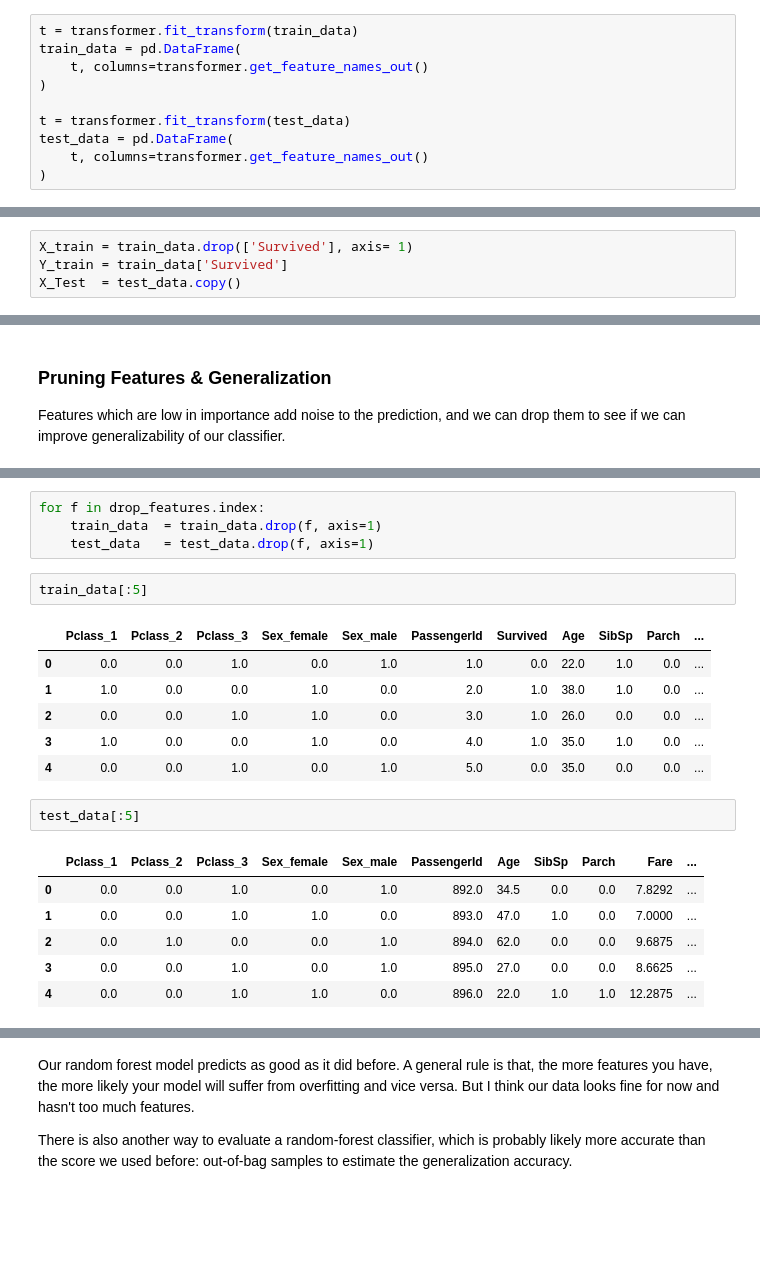
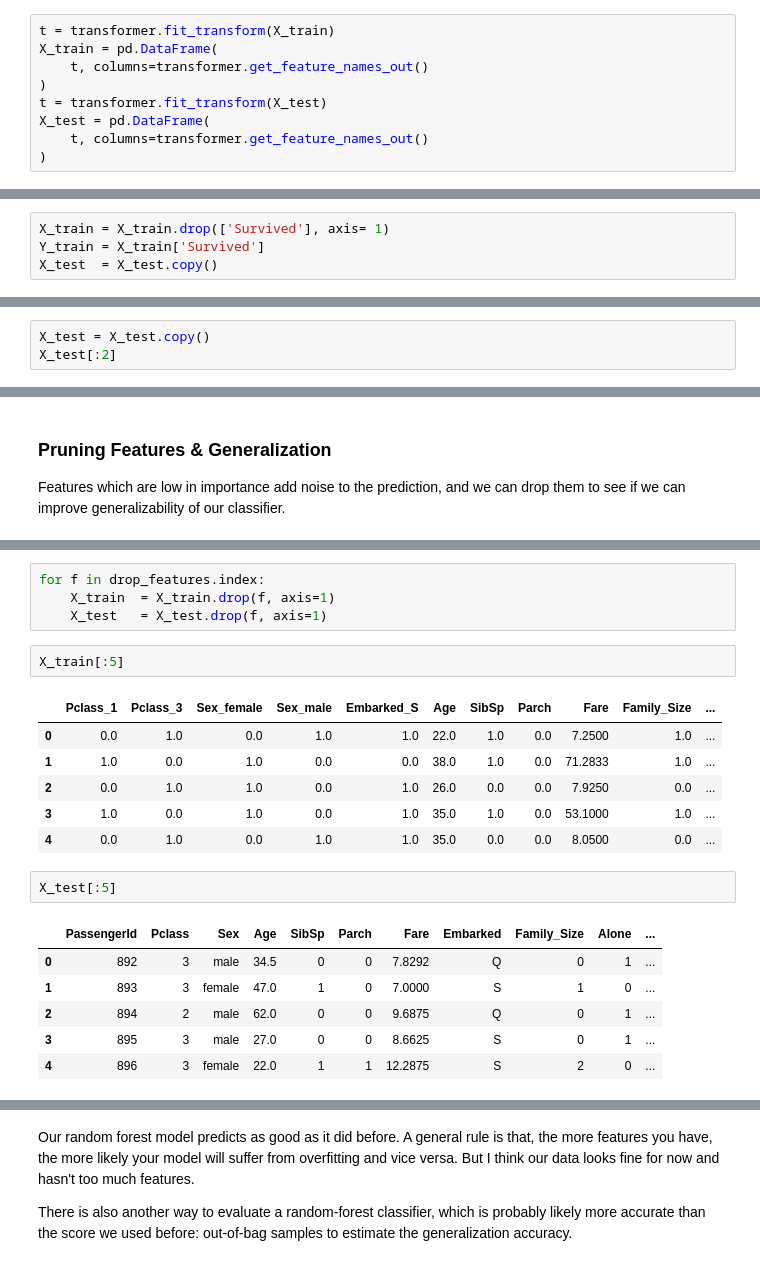
Before and after one commit to philmui/asdrp2022, a Jupyter notebook: notebooks/08. Titanic.ipynb, the cells around one changed output, grey strips where cells are left out. Saved outputs shown, nothing was run; the diff lists cells and outputs as text; blank space fills up the shorter version.

```diff
--- a/notebooks/08. Titanic.ipynb
+++ b/notebooks/08. Titanic.ipynb
@@ -811,13 +818,12 @@ transformer = make_column_transformer(
     (OneHotEncoder(), ['Pclass', 'Sex', 'Alone', 'Embarked']),
     remainder='passthrough', verbose_feature_names_out=False)
 # %%
-t = transformer.fit_transform(train_data)
-train_data = pd.DataFrame(
+t = transformer.fit_transform(X_train)
+X_train = pd.DataFrame(
     t, columns=transformer.get_feature_names_out()
 )
-
-t = transformer.fit_transform(test_data)
-test_data = pd.DataFrame(
+t = transformer.fit_transform(X_test)
+X_test = pd.DataFrame(
     t, columns=transformer.get_feature_names_out()
 )
 # %%
@@ -853,6 +859,6 @@ From this you can see that almost 75% of the women on board survived, whereas on
 # %% [markdown]
 ## Classifications
 # %%
-X_train = train_data.drop(['Survived'], axis= 1)
-Y_train = train_data['Survived']
-X_Test  = test_data.copy()
+X_train = X_train.drop(['Survived'], axis= 1)
+Y_train = X_train['Survived']
+X_test  = X_test.copy()
@@ -858,0 +880,3 @@ X_Test  = test_data.copy()
+# %%
+X_test = X_test.copy()
+X_test[:2]
@@ -1006,24 +1034,24 @@ Index(['Embarked_S', 'Embarked_C', 'Embarked_Q', 'Alone_1', 'Alone_0'], dtype='o
 # %%
 for f in drop_features.index:
-    train_data  = train_data.drop(f, axis=1)
-    test_data   = test_data.drop(f, axis=1)
+    X_train  = X_train.drop(f, axis=1)
+    X_test   = X_test.drop(f, axis=1)
 # %%
-train_data[:5]
+X_train[:5]
 # %% [output]
-|  | Pclass_1 | Pclass_2 | Pclass_3 | Sex_female | Sex_male | PassengerId | Survived | Age | SibSp | Parch | ... |
-| 0 | 0.0 | 0.0 | 1.0 | 0.0 | 1.0 | 1.0 | 0.0 | 22.0 | 1.0 | 0.0 | ... |
-| 1 | 1.0 | 0.0 | 0.0 | 1.0 | 0.0 | 2.0 | 1.0 | 38.0 | 1.0 | 0.0 | ... |
-| 2 | 0.0 | 0.0 | 1.0 | 1.0 | 0.0 | 3.0 | 1.0 | 26.0 | 0.0 | 0.0 | ... |
-| 3 | 1.0 | 0.0 | 0.0 | 1.0 | 0.0 | 4.0 | 1.0 | 35.0 | 1.0 | 0.0 | ... |
-| 4 | 0.0 | 0.0 | 1.0 | 0.0 | 1.0 | 5.0 | 0.0 | 35.0 | 0.0 | 0.0 | ... |
+|  | Pclass_1 | Pclass_3 | Sex_female | Sex_male | Embarked_S | Age | SibSp | Parch | Fare | Family_Size | ... |
+| 0 | 0.0 | 1.0 | 0.0 | 1.0 | 1.0 | 22.0 | 1.0 | 0.0 | 7.2500 | 1.0 | ... |
+| 1 | 1.0 | 0.0 | 1.0 | 0.0 | 0.0 | 38.0 | 1.0 | 0.0 | 71.2833 | 1.0 | ... |
+| 2 | 0.0 | 1.0 | 1.0 | 0.0 | 1.0 | 26.0 | 0.0 | 0.0 | 7.9250 | 0.0 | ... |
+| 3 | 1.0 | 0.0 | 1.0 | 0.0 | 1.0 | 35.0 | 1.0 | 0.0 | 53.1000 | 1.0 | ... |
+| 4 | 0.0 | 1.0 | 0.0 | 1.0 | 1.0 | 35.0 | 0.0 | 0.0 | 8.0500 | 0.0 | ... |
 # %%
-test_data[:5]
+X_test[:5]
 # %% [output]
-|  | Pclass_1 | Pclass_2 | Pclass_3 | Sex_female | Sex_male | PassengerId | Age | SibSp | Parch | Fare | ... |
-| 0 | 0.0 | 0.0 | 1.0 | 0.0 | 1.0 | 892.0 | 34.5 | 0.0 | 0.0 | 7.8292 | ... |
-| 1 | 0.0 | 0.0 | 1.0 | 1.0 | 0.0 | 893.0 | 47.0 | 1.0 | 0.0 | 7.0000 | ... |
-| 2 | 0.0 | 1.0 | 0.0 | 0.0 | 1.0 | 894.0 | 62.0 | 0.0 | 0.0 | 9.6875 | ... |
-| 3 | 0.0 | 0.0 | 1.0 | 0.0 | 1.0 | 895.0 | 27.0 | 0.0 | 0.0 | 8.6625 | ... |
-| 4 | 0.0 | 0.0 | 1.0 | 1.0 | 0.0 | 896.0 | 22.0 | 1.0 | 1.0 | 12.2875 | ... |
+|  | PassengerId | Pclass | Sex | Age | SibSp | Parch | Fare | Embarked | Family_Size | Alone | ... |
+| 0 | 892 | 3 | male | 34.5 | 0 | 0 | 7.8292 | Q | 0 | 1 | ... |
+| 1 | 893 | 3 | female | 47.0 | 1 | 0 | 7.0000 | S | 1 | 0 | ... |
+| 2 | 894 | 2 | male | 62.0 | 0 | 0 | 9.6875 | Q | 0 | 1 | ... |
+| 3 | 895 | 3 | male | 27.0 | 0 | 0 | 8.6625 | S | 0 | 1 | ... |
+| 4 | 896 | 3 | female | 22.0 | 1 | 1 | 12.2875 | S | 2 | 0 | ... |
 # %%
 # Retraining with reduced feature set
```
Also changed, not shown: parts of 39 cells of this notebook, 5 other files.
